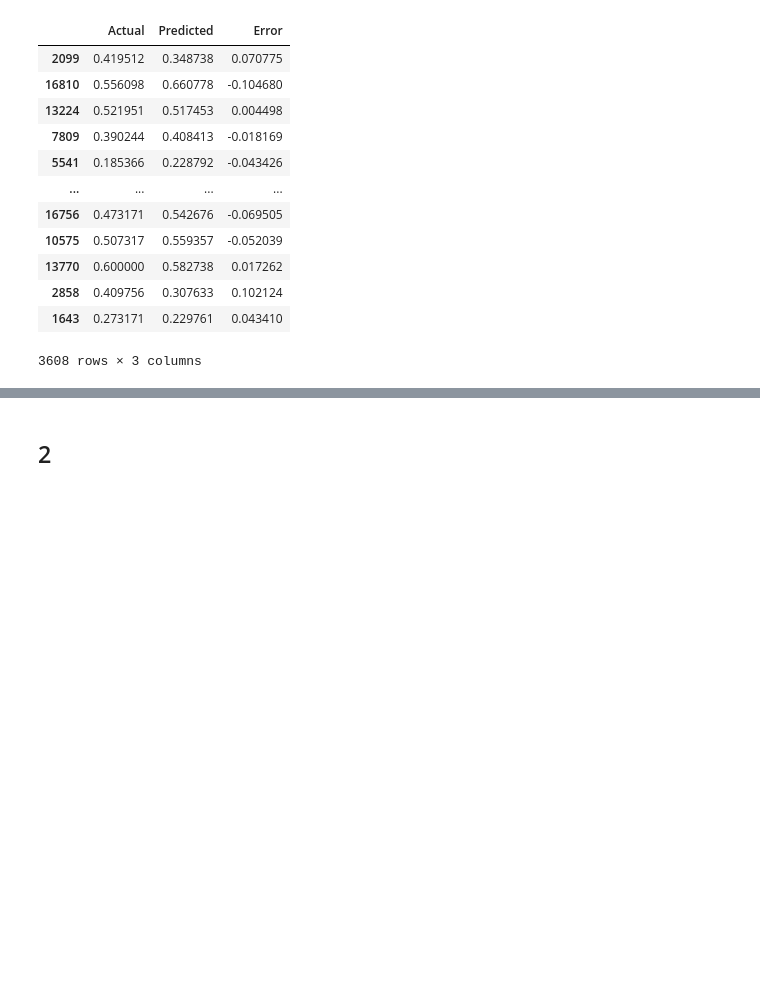
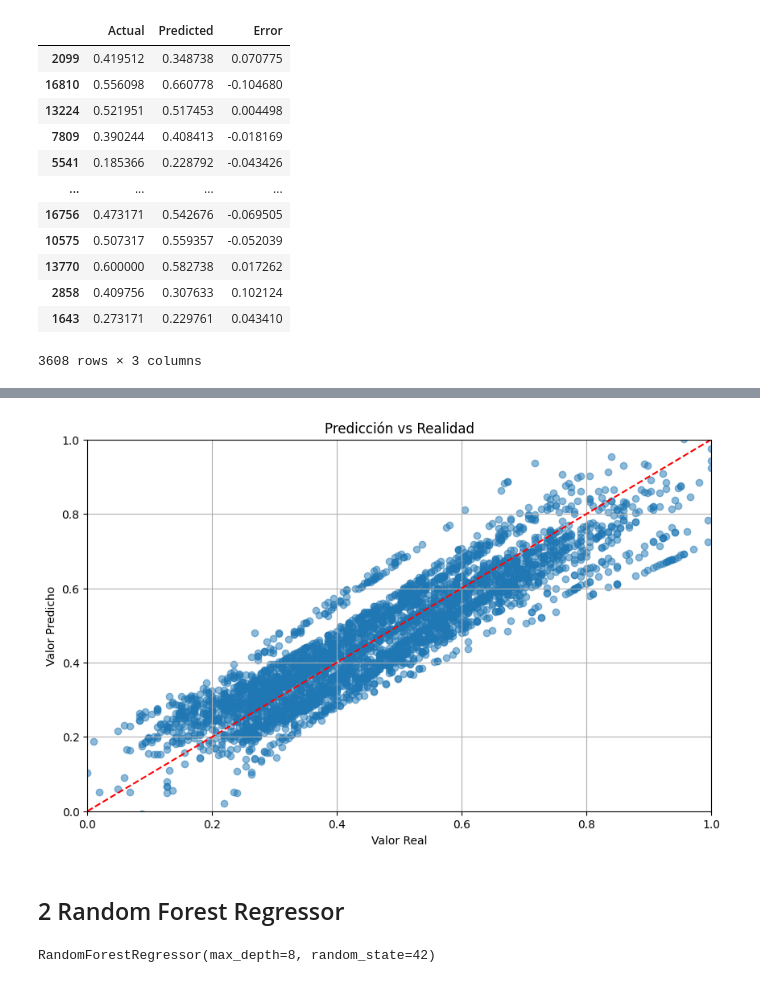
Before and after one commit to JuanPE-PNG/CienciaDatos2-3, a Jupyter notebook: Parte 1/avocado.ipynb, the cells around one changed output, grey strips where cells are left out. Drawn from its saved outputs; the diff is of its cells as text; code cells hidden in the pictures; blank space fills up the shorter version.

Commit message:
Implementación de Modelos Predictivos con sus respectivos graficos

```diff
--- a/Parte 1/avocado.ipynb
+++ b/Parte 1/avocado.ipynb
@@ -302,11 +302,10 @@ print(f"Datos de prueba: {X_test.shape}, {y_test.shape}")
 Datos de entrenamiento: (14432, 12), (14432,)
 Datos de prueba: (3608, 12), (3608,)
 # %%
-
 
 # Fit the model
 modelo = LinearRegression()
-modelo.fit(X_train_numeric, y_train)
+modelo.fit(X_train, y_train)
 # %% [output]
 LinearRegression()
 # %%
@@ -345,2 +344,17 @@ R²: 0.8273527342934921
+# %%
+# Graficar los resultados
+
+plt.figure(figsize=(10, 6))
+plt.scatter(y_test, y_pred, alpha=0.5)
+plt.plot([0, 1], [0, 1], 'r--')  # Línea de referencia
+plt.title('Predicción vs Realidad')
+plt.xlabel('Valor Real')
+plt.ylabel('Valor Predicho')
+plt.xlim(0, 1)
+plt.ylim(0, 1)
+plt.grid()
+plt.show()
+# %% [output]
+[figure, added]
 # %% [markdown]
-## 2
+## 2 Random Forest Regressor
@@ -346,0 +363,5 @@ R²: 0.8273527342934921
+# %%
+rf_reg = RandomForestRegressor(n_estimators=100, max_depth=8, random_state=42)
+rf_reg.fit(X_train, y_train)
+# %% [output]
+RandomForestRegressor(max_depth=8, random_state=42)
```
Also changed, not shown: parts of 8 cells of this notebook, 3 other files.
